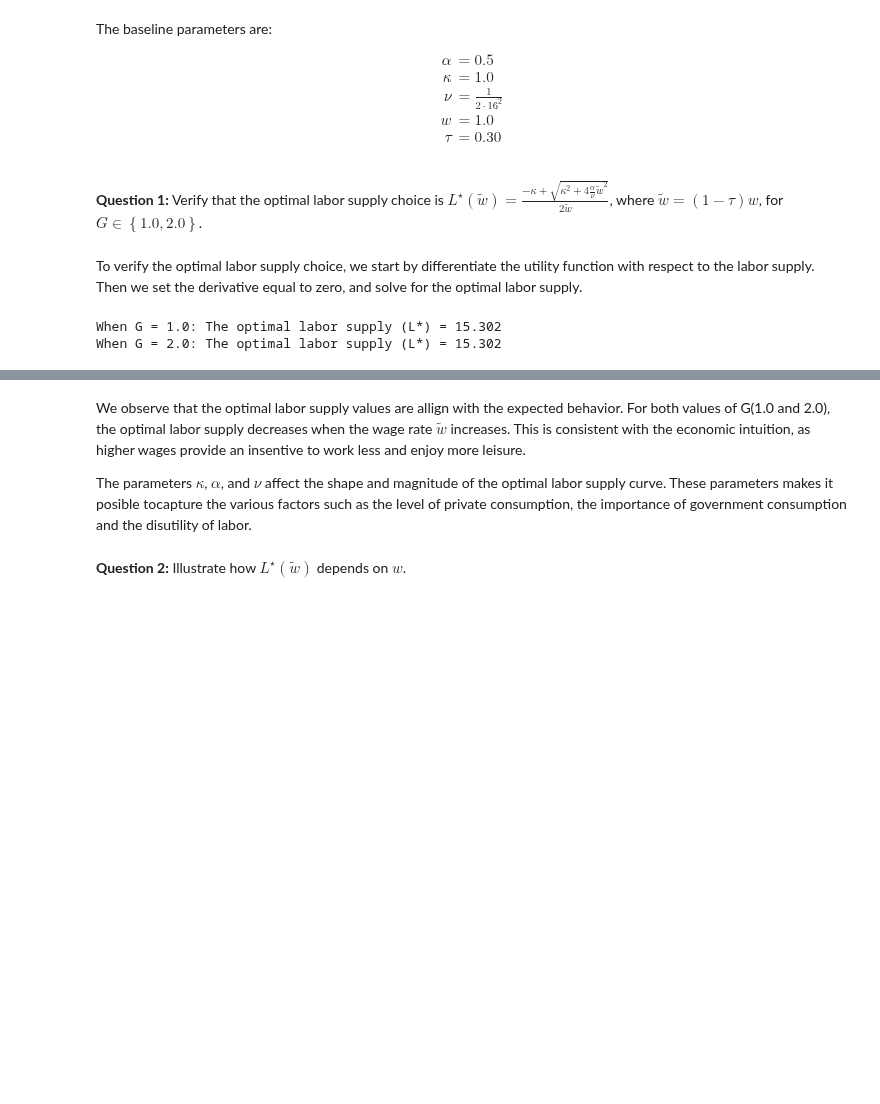
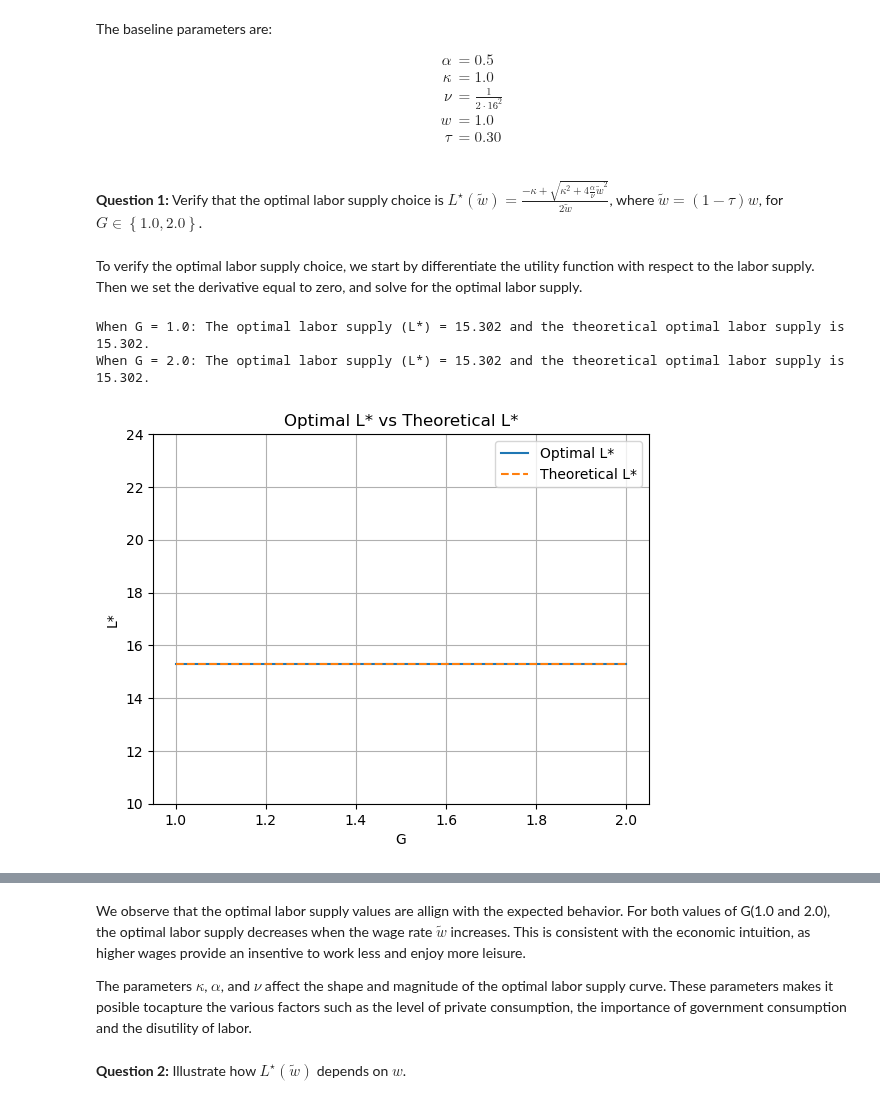
Before and after one commit to NumEconCopenhagen/projects-2023-iim, a Jupyter notebook: Examproject/Exam-2023-notebook.ipynb, the cells around one changed output, grey strips where cells are left out. Cells and saved outputs as stored; diff of their text form; code cells hidden in the pictures; blank space fills up the shorter version.

```diff
--- a/Examproject/Exam-2023-notebook.ipynb
+++ b/Examproject/Exam-2023-notebook.ipynb
@@ -59,6 +59,10 @@ $$
 # %% [markdown]
 To verify the optimal labor supply choice, we start by differentiate the utility function with respect to the labor supply. Then we set the derivative equal to zero, and solve for the optimal labor supply.
 # %%
+import numpy as np
+import matplotlib.pyplot as plt
+from scipy.optimize import minimize_scalar
+
 # Set the values for the baseline parameters
 alpha = 0.5
 kappa = 1.0
@@ -68,34 +72,74 @@ tau = 0.30
 w_tilde = (1 - tau) * w
 G = 1
 # Define the workers utility function
 def utility_function(L):
     return -(np.log(C(L) ** alpha * G ** (1 - alpha)) - nu * (L ** 2) / 2)
 
 def C(L):
     return kappa + (1 - tau) * w * L
+
+# Calculate theoretical values
+theoretical_L_star_list = []
+theoretical_L_star_list = [(-kappa+(kappa**2+4*alpha/nu*w_tilde**2)**(1/2))/(2*w_tilde) for G in G_list]
 
 
 
 # Set the values for G
 G_values = [1.0, 2.0]
 
 # Solve the optimization problem for each value of G
 for G in G_values:
 
     # the wage rate
     w_tilde = (1 - tau) * w
 
     # bounds for labor
     bounds = (0, 24)
 
     # Solve the optimization problem
     result = minimize_scalar(utility_function, bounds=bounds)
 
     # save the optimal labor supply
     L_star = result.x
 
-    print(f"When G = {G}: The optimal labor supply (L*) = {L_star:.3f}")
+    print(f"When G = {G}: The optimal labor supply (L*) = {L_star:.3f} and the theoretical optimal labor supply is {theoretical_L_star_list[0]:.3f}.")
+
+
+
+# Plot the theoretical L* versus the numerically found optimized L*
+G_list = np.linspace(1, 2, 20)
+optimal_L_star_list = []
+for G in G_list:
+
+    # the wage rate
+    w_tilde = (1 - tau) * w
+
+    # bounds for labor
+    bounds = [0, 24]
+
+    # Solve the optimization problem
+    result = minimize_scalar(utility_function, bounds=bounds)
+
+    # save the optimal labor supply
+    L_star = result.x
+    optimal_L_star_list.append(L_star)
+
+
+theoretical_L_star_list = []
+theoretical_L_star_list = [(-kappa+(kappa**2+4*alpha/nu*w_tilde**2)**(1/2))/(2*w_tilde) for G in G_list]
+
+
+plt.plot(G_list, optimal_L_star_list, label='Optimal L*')
+plt.plot(G_list, theoretical_L_star_list, label='Theoretical L*', linestyle = '--')
+plt.xlabel('G')
+plt.ylabel('L*')
+plt.title('Optimal L* vs Theoretical L*')
+plt.legend()
+plt.ylim(10, 24)
+plt.grid(True)
+plt.show()
 # %% [output]
-When G = 1.0: The optimal labor supply (L*) = 15.302
-When G = 2.0: The optimal labor supply (L*) = 15.302
+When G = 1.0: The optimal labor supply (L*) = 15.302 and the theoretical optimal labor supply is 15.302.
+When G = 2.0: The optimal labor supply (L*) = 15.302 and the theoretical optimal labor supply is 15.302.
+[figure, added]
 # %%
```
Also changed, not shown: parts of 1 cell of this notebook.
